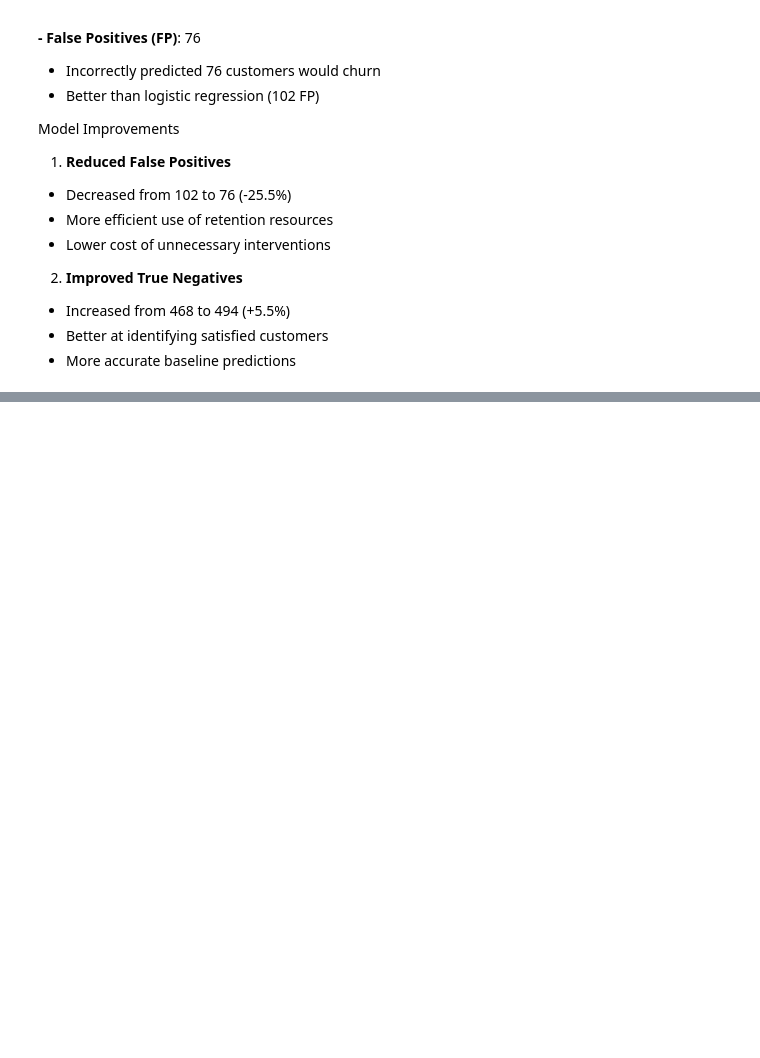
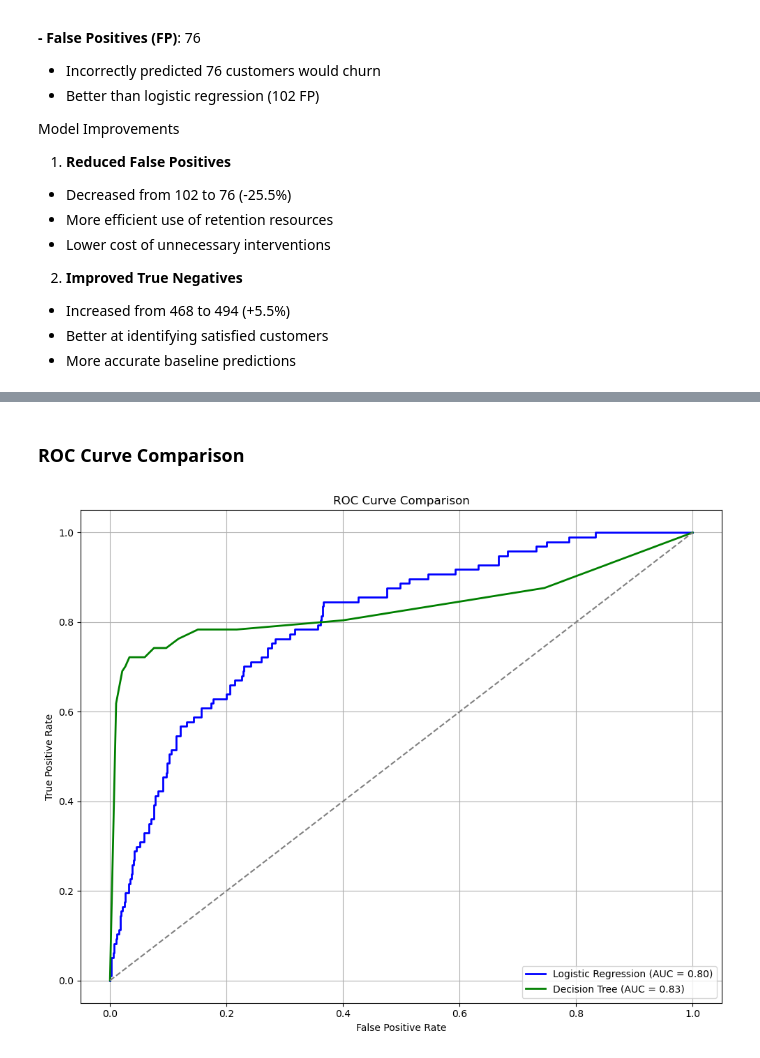
Before and after one commit to PrimeTonyCode/phase_3_project, a Jupyter notebook: Customer Churn Prediction.ipynb, the cells around one changed output, grey strips where cells are left out. Cells and saved outputs as stored; diff of their text form; code cells hidden in the pictures; blank space fills up the shorter version.

Commit message:
performance metric comparison, conclusion and business recomendations

```diff
--- a/Customer Churn Prediction.ipynb
+++ b/Customer Churn Prediction.ipynb
@@ -375,0 +385,39 @@ Model Improvements
+# %% [markdown]
+### ROC Curve Comparison
+# %%
+# ROC Curve Comparison
+from sklearn.metrics import roc_curve, auc
+
+# Get predicted probabilities for both models
+y_prob_log_reg = log_reg_pipeline.predict_proba(X_test)[:, 1]
+y_prob_tree = best_tree_model.predict_proba(X_test)[:, 1]
+
+# Calculate ROC curves
+fpr_log_reg, tpr_log_reg, _ = roc_curve(y_test, y_prob_log_reg)
+fpr_tree, tpr_tree, _ = roc_curve(y_test, y_prob_tree)
+
+# Calculate AUC scores
+roc_auc_log_reg = auc(fpr_log_reg, tpr_log_reg)
+roc_auc_tree = auc(fpr_tree, tpr_tree)
+
+# Plot ROC curves
+plt.figure(figsize=(10, 8))
+plt.plot(fpr_log_reg, tpr_log_reg,
+         color='blue', lw=2,
+         label=f'Logistic Regression (AUC = {roc_auc_log_reg:.2f})')
+plt.plot(fpr_tree, tpr_tree,
+         color='green', lw=2,
+         label=f'Decision Tree (AUC = {roc_auc_tree:.2f})')
+plt.plot([0, 1], [0, 1],
+         color='gray', linestyle='--')
+
+# Add labels and title
+plt.xlabel('False Positive Rate')
+plt.ylabel('True Positive Rate')
+plt.title('ROC Curve Comparison')
+plt.legend(loc='lower right')
+plt.grid(True)
+plt.tight_layout()
+plt.show()
+# %% [output]
+[figure, added]
```
Also changed, not shown: parts of 18 cells of this notebook, 2 other files.
